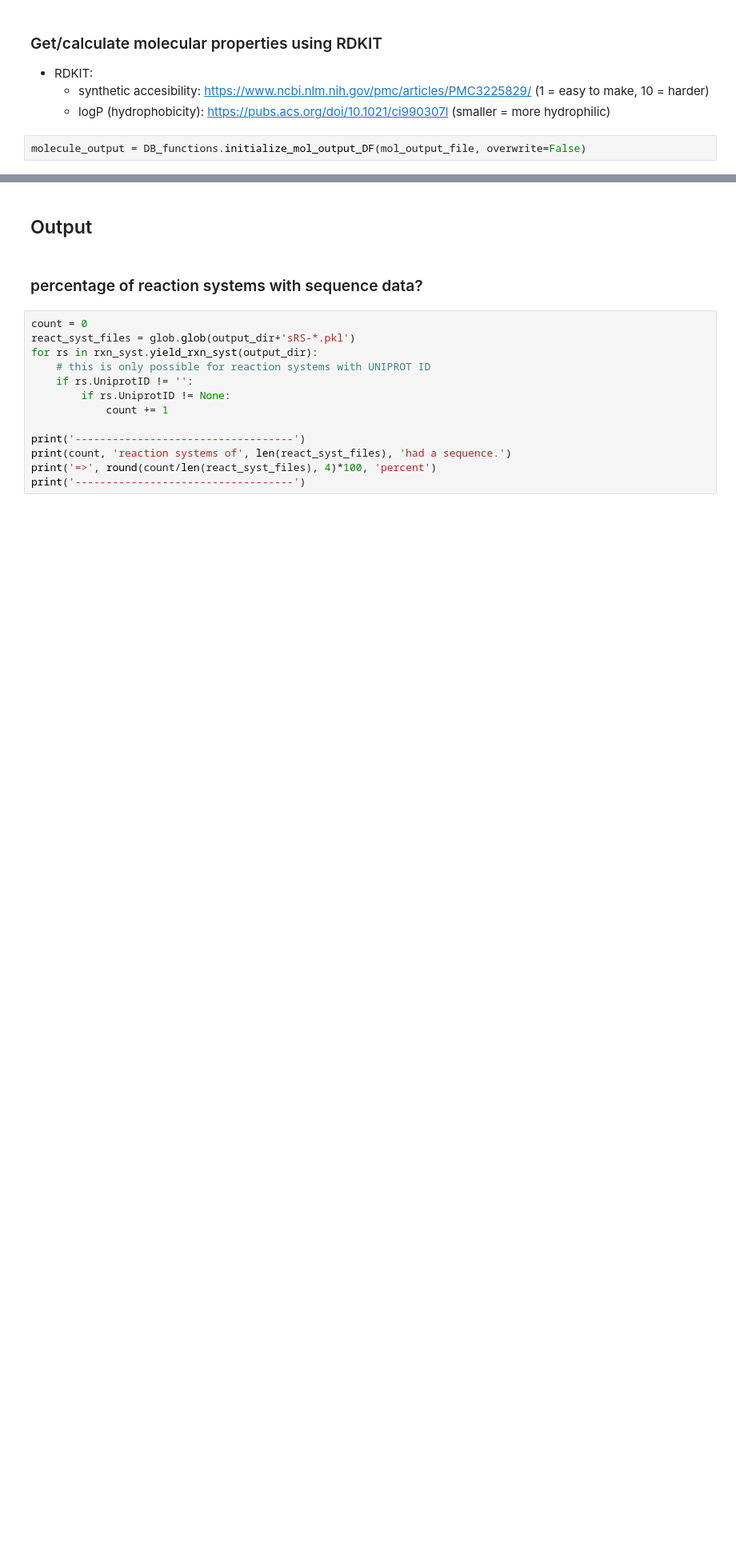
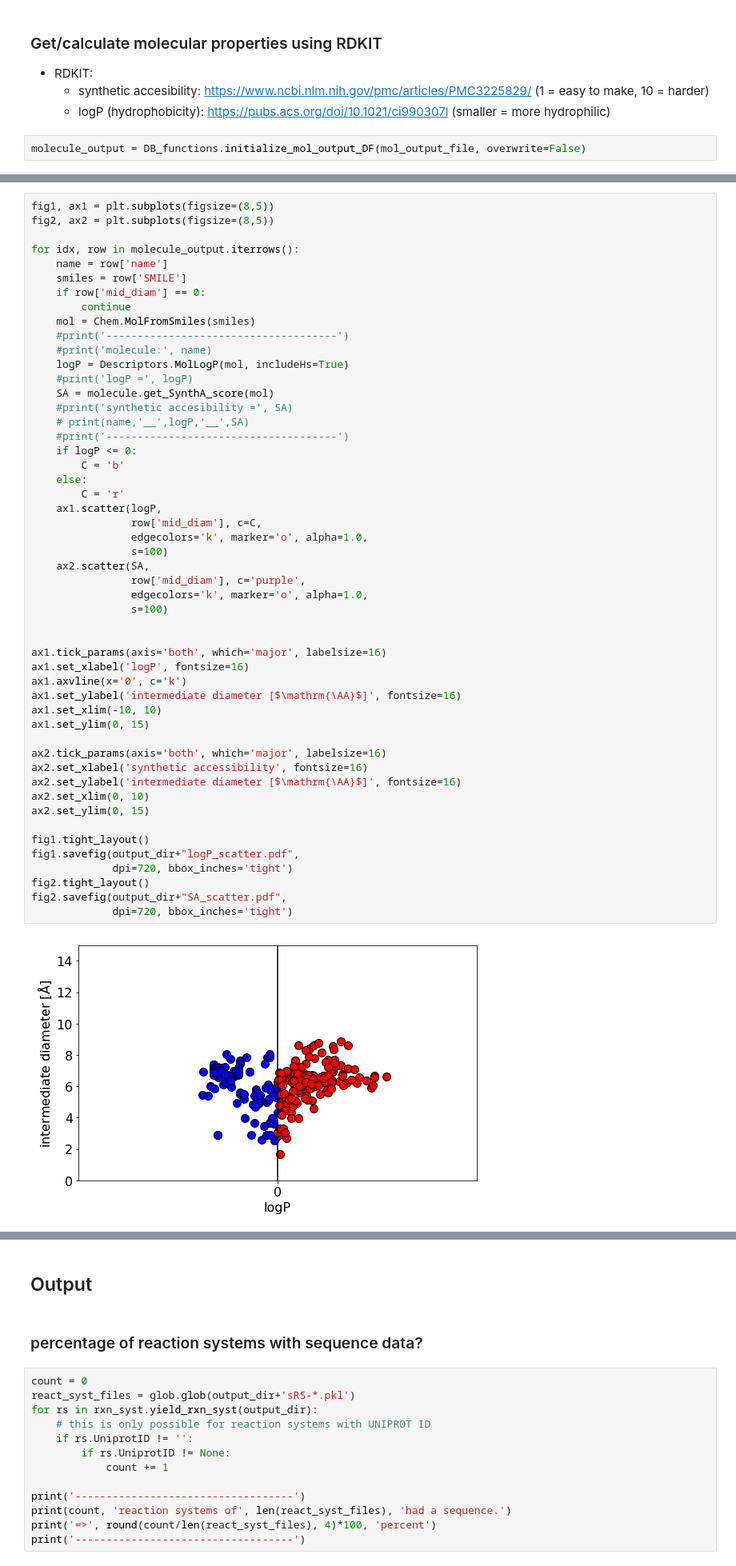
Before and after one commit to andrewtarzia/enzyme_screen, a Jupyter notebook: biomin_assay_enzyme_analysis.ipynb, the cells around one changed output, grey strips where cells are left out. Shown at 80% size. Saved outputs shown, nothing was run; the diff lists cells and outputs as text; blank space fills up the shorter version.

Commit message:
added plots of SA score and logP

```diff
--- a/biomin_assay_enzyme_analysis.ipynb
+++ b/biomin_assay_enzyme_analysis.ipynb
@@ -1020,0 +1000,53 @@ synthetic accesibility = 2.013996074596056
+# %%
+fig1, ax1 = plt.subplots(figsize=(8,5))
+fig2, ax2 = plt.subplots(figsize=(8,5))
+
+for idx, row in molecule_output.iterrows():
+    name = row['name']
+    smiles = row['SMILE']
+    if row['mid_diam'] == 0:
+        continue
+    mol = Chem.MolFromSmiles(smiles)
+    #print('-------------------------------------')
+    #print('molecule:', name)
+    logP = Descriptors.MolLogP(mol, includeHs=True)
+    #print('logP =', logP)
+    SA = molecule.get_SynthA_score(mol)
+    #print('synthetic accesibility =', SA)
+    # print(name,'__',logP,'__',SA)
+    #print('-------------------------------------')
+    if logP <= 0:
+        C = 'b'
+    else:
+        C = 'r'
+    ax1.scatter(logP,
+                row['mid_diam'], c=C,
+                edgecolors='k', marker='o', alpha=1.0,
+                s=100)
+    ax2.scatter(SA,
+                row['mid_diam'], c='purple',
+                edgecolors='k', marker='o', alpha=1.0,
+                s=100)
+
+
+ax1.tick_params(axis='both', which='major', labelsize=16)
+ax1.set_xlabel('logP', fontsize=16)
+ax1.axvline(x='0', c='k')
+ax1.set_ylabel('intermediate diameter [$\mathrm{\AA}$]', fontsize=16)
+ax1.set_xlim(-10, 10)
+ax1.set_ylim(0, 15)
+
+ax2.tick_params(axis='both', which='major', labelsize=16)
+ax2.set_xlabel('synthetic accessibility', fontsize=16)
+ax2.set_ylabel('intermediate diameter [$\mathrm{\AA}$]', fontsize=16)
+ax2.set_xlim(0, 10)
+ax2.set_ylim(0, 15)
+
+fig1.tight_layout()
+fig1.savefig(output_dir+"logP_scatter.pdf",
+             dpi=720, bbox_inches='tight')
+fig2.tight_layout()
+fig2.savefig(output_dir+"SA_scatter.pdf",
+             dpi=720, bbox_inches='tight')
+# %% [output]
+[figure, added]
```
Also changed, not shown: parts of 4 cells of this notebook.
